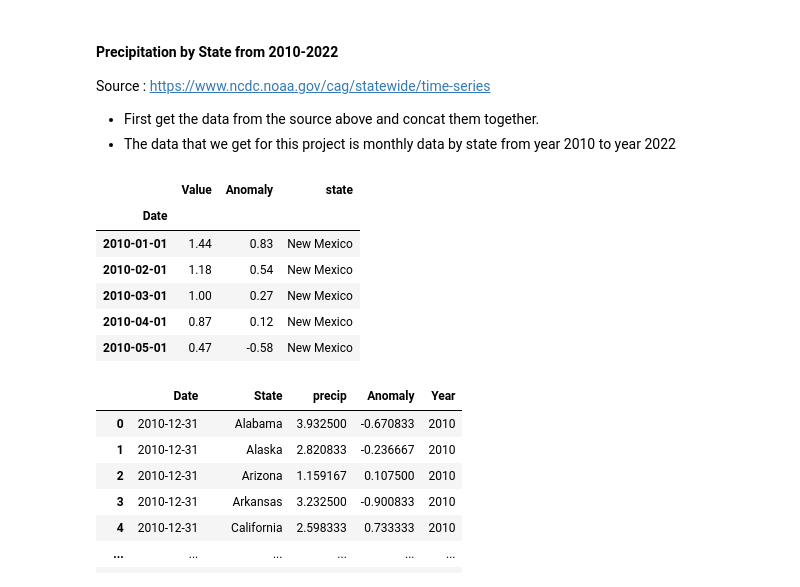
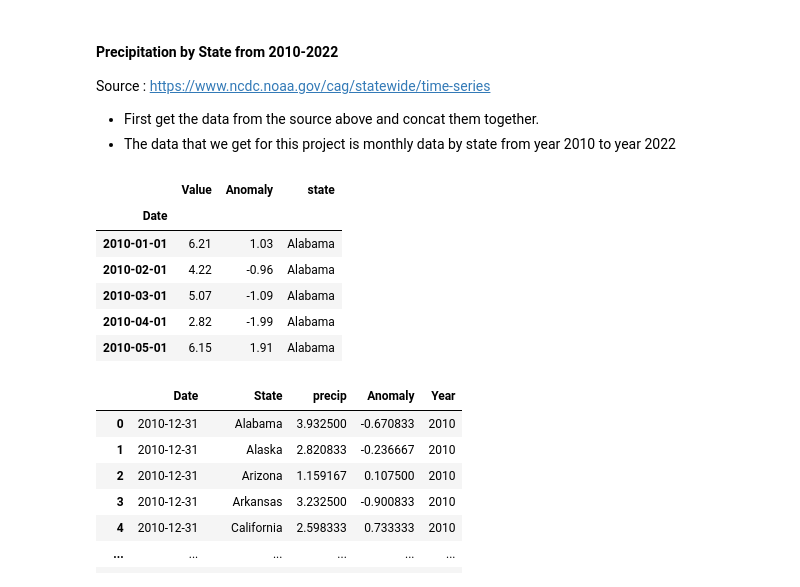
Before and after one commit to srilekha-sikhinam/SIADS-591_592, a Jupyter notebook: drought_crop.ipynb, the cells around one changed output. Cells and saved outputs as stored; diff of their text form; code cells hidden in the pictures.

```diff
--- a/drought_crop.ipynb
+++ b/drought_crop.ipynb
@@ -68,19 +50,19 @@ pd.set_option('display.max_columns', 500)
 
 our crop dataset from
 # %%
-pd.set_option('display.max_columns', None)
+# pd.set_option('display.max_columns', None)
 
-from google.colab import drive
-drive.mount('/content/drive/', force_remount=True)
+# from google.colab import drive
+# drive.mount('/content/drive/', force_remount=True)
 
-# your root directory for outputs is set to your google drive
-# you should create a sub-folder called data under your 'Colab Notebooks'.
-# An example is in https://developmentseed.org/sat-ml-training/GettingStarted#Explore-your-drive
+# # your root directory for outputs is set to your google drive
+# # you should create a sub-folder called data under your 'Colab Notebooks'.
+# # An example is in https://developmentseed.org/sat-ml-training/GettingStarted#Explore-your-drive
 
-my_root_dir = "drive/MyDrive/Colab Notebooks/data/"
-crop_data = 'drive/MyDrive/Colab Notebooks/data/crop_yield.csv'
-# crop_data = '/content/drive/My Drive/SERVIR-HKH-crop-yield/crop_yield'
+# my_root_dir = "drive/MyDrive/Colab Notebooks/data/"
+# crop_data = 'drive/MyDrive/Colab Notebooks/data/crop_yield.csv'
+# # crop_data = '/content/drive/My Drive/SERVIR-HKH-crop-yield/crop_yield'
 
-import os
+# import os
 
-print(os.getcwd())
+# print(os.getcwd())
@@ -163,28 +144,29 @@ Source : https://www.ncdc.noaa.gov/cag/statewide/time-series
 # %%
 # read each file and change column value to each state
 import ntpath
 
-path = 'drive/MyDrive/Colab Notebooks/data/precipitation/'
+# path = 'drive/MyDrive/Colab Notebooks/data/precipitation/'
+path = 'secondary_dataset/precipitation'
 all_files = glob.glob(os.path.join(path, "*.csv"))
 files_list = []
 for file in all_files:
     df = pd.read_csv(file, skiprows=4)
     y = file.rsplit('.', 1)
     x = y[0].rsplit('pcp_', 1)
     df['state'] = x[-1]
     files_list.append(df)
 pcp_df = pd.concat(files_list, axis=0, ignore_index=True)
 pcp_df['Date'] = pd.to_datetime(pcp_df.Date, format='%Y%m')
 pcp_df.set_index('Date', inplace=True)
 pcp_df.head(5)
 # %% [output]
 |  | Value | Anomaly | state |
 | Date |  |  |  |
-| 2010-01-01 | 1.44 | 0.83 | New Mexico |
-| 2010-02-01 | 1.18 | 0.54 | New Mexico |
-| 2010-03-01 | 1.00 | 0.27 | New Mexico |
-| 2010-04-01 | 0.87 | 0.12 | New Mexico |
-| 2010-05-01 | 0.47 | -0.58 | New Mexico |
+| 2010-01-01 | 6.21 | 1.03 | Alabama |
+| 2010-02-01 | 4.22 | -0.96 | Alabama |
+| 2010-03-01 | 5.07 | -1.09 | Alabama |
+| 2010-04-01 | 2.82 | -1.99 | Alabama |
+| 2010-05-01 | 6.15 | 1.91 | Alabama |
 # %%
 # pcp_df by year average value
 pcp_year_df = pcp_df.groupby([pd.Grouper(freq='Y'), 'state']).mean()
```
Also changed, not shown: parts of 19 cells of this notebook.
